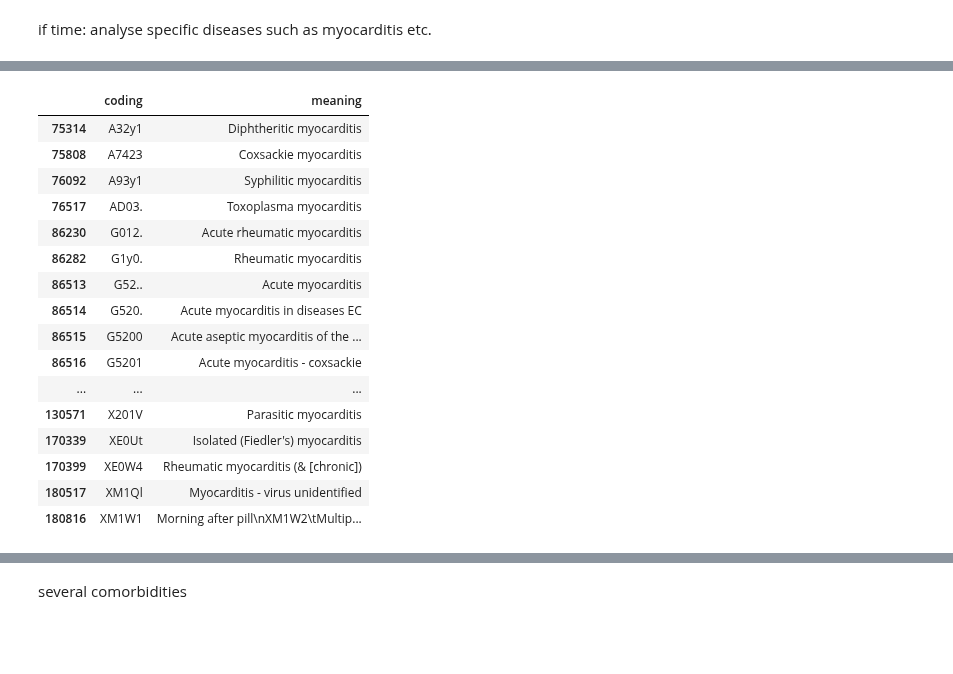
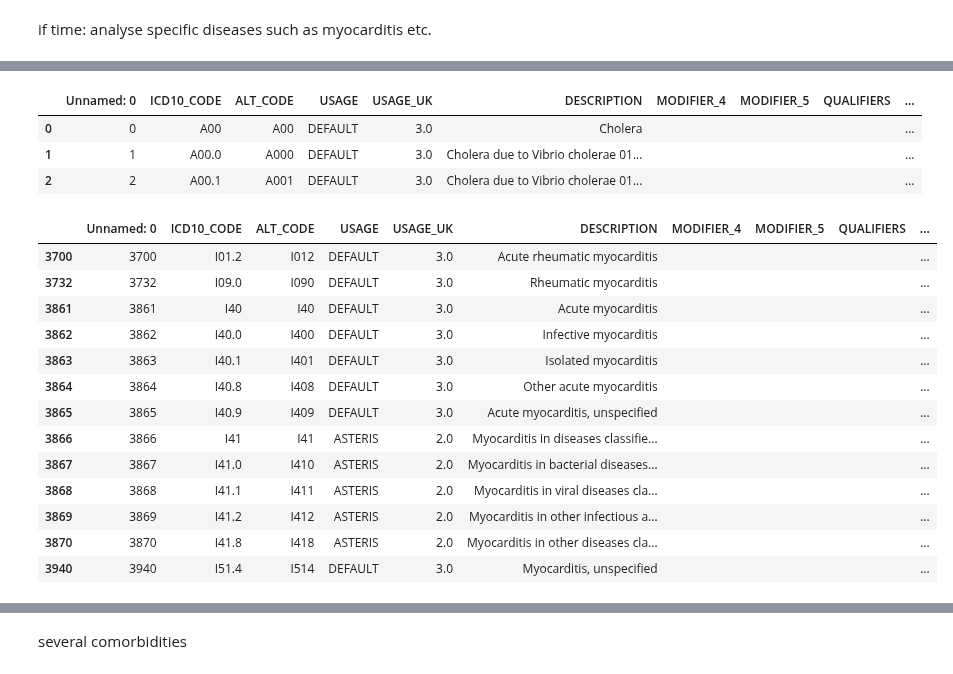
Before and after one commit to MonicaMueller/big-data-final-project, a Jupyter notebook: Project_vaccine_comorbidities.ipynb, the cells around one changed output, grey strips where cells are left out. Drawn from its saved outputs; the diff is of its cells as text; code cells hidden in the pictures; blank space fills up the shorter version.

```diff
--- a/Project_vaccine_comorbidities.ipynb
+++ b/Project_vaccine_comorbidities.ipynb
@@ -184,4 +201,4 @@ dtype: int64
 clinical_ic10.drop_duplicates(inplace = True)
 
 # remove NaN in selected column
-# not necessary
+ic10.dropna(subset=['DESCRIPTION'], inplace = True)
@@ -516,25 +569,26 @@ if time: analyse specific diseases such as myocarditis etc.
+# %%
+ic10.head(3)
+# %% [output]
+|  | Unnamed: 0 | ICD10_CODE | ALT_CODE | USAGE | USAGE_UK | DESCRIPTION | MODIFIER_4 | MODIFIER_5 | QUALIFIERS | ... |
+| 0 | 0 | A00 | A00 | DEFAULT | 3.0 | Cholera |  |  |  | ... |
+| 1 | 1 | A00.0 | A000 | DEFAULT | 3.0 | Cholera due to Vibrio cholerae 01... |  |  |  | ... |
+| 2 | 2 | A00.1 | A001 | DEFAULT | 3.0 | Cholera due to Vibrio cholerae 01... |  |  |  | ... |
 # %%
 # mask for getting codes related to myocarditis
-
-# change to searching through 'Description' of 'ic10'
-
-mask_myocarditis = code['meaning'].str.contains('myocarditis', case = False)
-code[mask_myocarditis]
+mask_myocarditis = ic10['DESCRIPTION'].str.contains('myocarditis', case = False)
+ic10[mask_myocarditis]
 # %% [output]
-|  | coding | meaning |
-| 75314 | A32y1 | Diphtheritic myocarditis |
-| 75808 | A7423 | Coxsackie myocarditis |
-| 76092 | A93y1 | Syphilitic myocarditis |
-| 76517 | AD03. | Toxoplasma myocarditis |
-| 86230 | G012. | Acute rheumatic myocarditis |
-| 86282 | G1y0. | Rheumatic myocarditis |
-| 86513 | G52.. | Acute myocarditis |
-| 86514 | G520. | Acute myocarditis in diseases EC |
-| 86515 | G5200 | Acute aseptic myocarditis of the ... |
-| 86516 | G5201 | Acute myocarditis - coxsackie |
-| ... | ... | ... |
-| 130571 | X201V | Parasitic myocarditis |
-| 170339 | XE0Ut | Isolated (Fiedler's) myocarditis |
-| 170399 | XE0W4 | Rheumatic myocarditis (& [chronic]) |
-| 180517 | XM1Ql | Myocarditis - virus unidentified |
-| 180816 | XM1W1 | Morning after pill\nXM1W2\tMultip... |
+|  | Unnamed: 0 | ICD10_CODE | ALT_CODE | USAGE | USAGE_UK | DESCRIPTION | MODIFIER_4 | MODIFIER_5 | QUALIFIERS | ... |
+| 3700 | 3700 | I01.2 | I012 | DEFAULT | 3.0 | Acute rheumatic myocarditis |  |  |  | ... |
+| 3732 | 3732 | I09.0 | I090 | DEFAULT | 3.0 | Rheumatic myocarditis |  |  |  | ... |
+| 3861 | 3861 | I40 | I40 | DEFAULT | 3.0 | Acute myocarditis |  |  |  | ... |
+| 3862 | 3862 | I40.0 | I400 | DEFAULT | 3.0 | Infective myocarditis |  |  |  | ... |
+| 3863 | 3863 | I40.1 | I401 | DEFAULT | 3.0 | Isolated myocarditis |  |  |  | ... |
+| 3864 | 3864 | I40.8 | I408 | DEFAULT | 3.0 | Other acute myocarditis |  |  |  | ... |
+| 3865 | 3865 | I40.9 | I409 | DEFAULT | 3.0 | Acute myocarditis, unspecified |  |  |  | ... |
+| 3866 | 3866 | I41 | I41 | ASTERIS | 2.0 | Myocarditis in diseases classifie... |  |  |  | ... |
+| 3867 | 3867 | I41.0 | I410 | ASTERIS | 2.0 | Myocarditis in bacterial diseases... |  |  |  | ... |
+| 3868 | 3868 | I41.1 | I411 | ASTERIS | 2.0 | Myocarditis in viral diseases cla... |  |  |  | ... |
+| 3869 | 3869 | I41.2 | I412 | ASTERIS | 2.0 | Myocarditis in other infectious a... |  |  |  | ... |
+| 3870 | 3870 | I41.8 | I418 | ASTERIS | 2.0 | Myocarditis in other diseases cla... |  |  |  | ... |
+| 3940 | 3940 | I51.4 | I514 | DEFAULT | 3.0 | Myocarditis, unspecified |  |  |  | ... |
```
Also changed, not shown: parts of 10 cells of this notebook.
